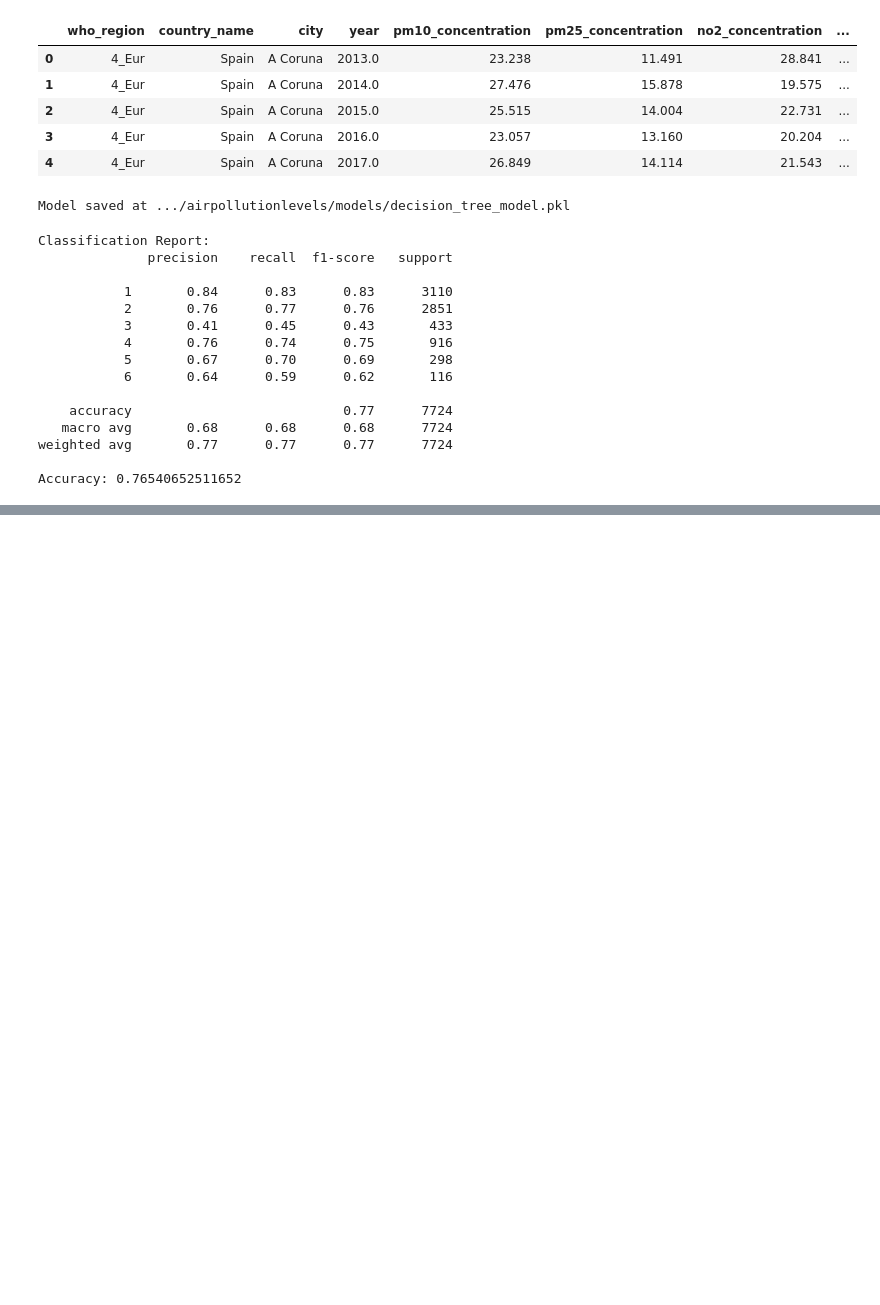
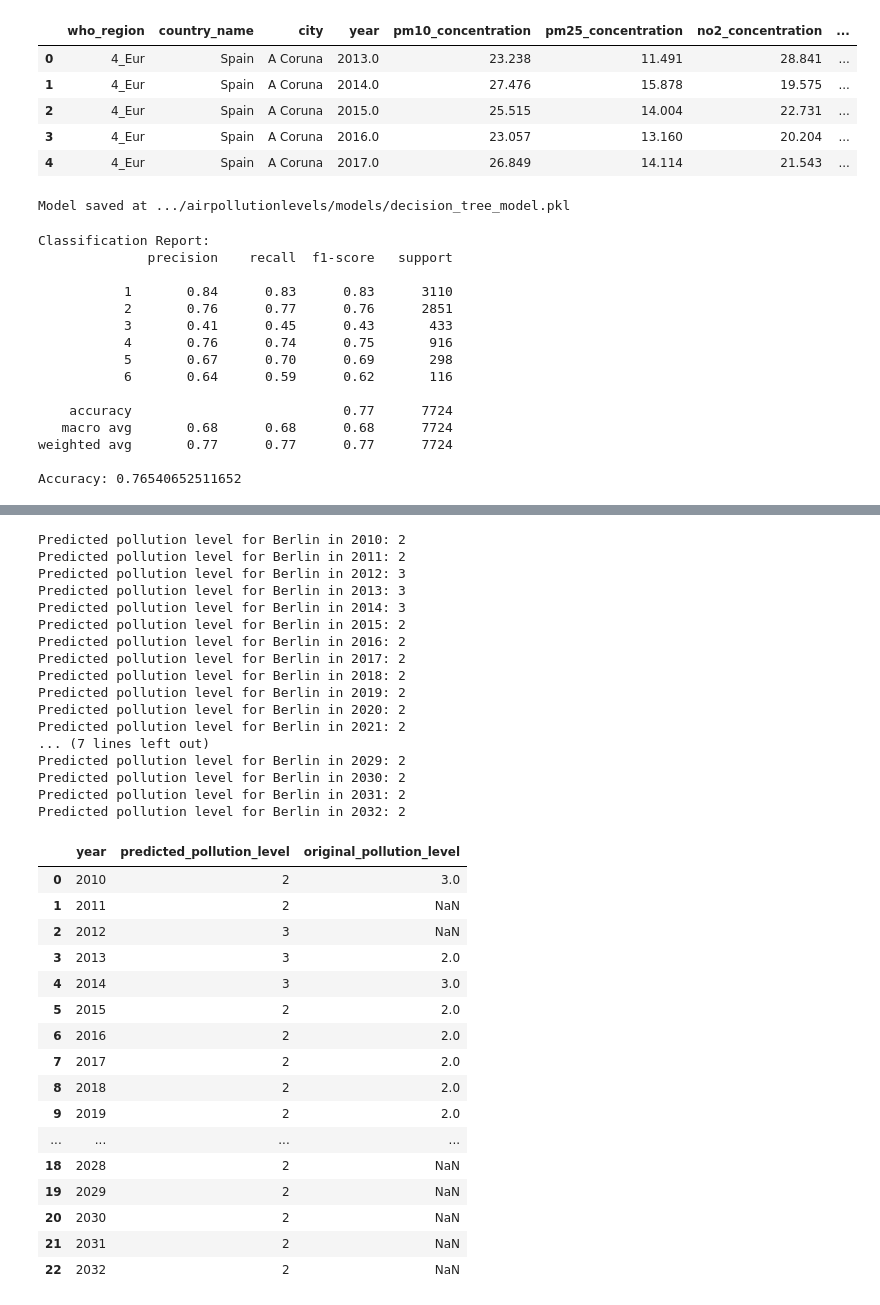
Before and after one commit to elpbcn/air-pollution-levels, a Jupyter notebook: notebooks/model.ipynb, the cells around one changed output, grey strips where cells are left out. Drawn from its saved outputs; the diff is of its cells as text; code cells hidden in the pictures; blank space fills up the shorter version.

```diff
--- a/notebooks/model.ipynb
+++ b/notebooks/model.ipynb
@@ -537,14 +537,17 @@ def predict(city, year):
     # Find the latest row for the provided city in the original dataset
     city_data = data[(data['city'] == city) & (data['year'] == data[data['city'] == city]['year'].max())].copy()
 
-     # Add a unique identifier before encoding
-    city_data.loc[:, 'unique_id'] = 0  # Set a temporary unique_id for tracking
-
     # Encode and scale the entire data
-    encoded_data = encode_scale_data(data)
+    try:
+        encoded_data = encode_scale_data(data)
+    except ValueError as e:
+        print(f"Not enough data available for '{city}'.") # Handle insufficient data
+        return None
+    # Get the unique_id for the latest city data
+    unique_id = city_data.iloc[0]['unique_id']
 
     # Locate the corresponding row in the encoded data using the unique identifier
-    encoded_city_data = encoded_data[encoded_data['unique_id'] == 0].copy()
+    encoded_city_data = encoded_data[encoded_data['unique_id'] == unique_id].copy()
 
     # Replace the year in the encoded city data with the input year
     encoded_city_data.loc[:, 'year'] = year
@@ -592,0 +656,37 @@ Predicted pollution level for Berlin in 2018: 2
+# %%
+predict_future('Berlin', 2010, 2032)
+# %% [output]
+Predicted pollution level for Berlin in 2010: 2
+Predicted pollution level for Berlin in 2011: 2
+Predicted pollution level for Berlin in 2012: 3
+Predicted pollution level for Berlin in 2013: 3
+Predicted pollution level for Berlin in 2014: 3
+Predicted pollution level for Berlin in 2015: 2
+Predicted pollution level for Berlin in 2016: 2
+Predicted pollution level for Berlin in 2017: 2
+Predicted pollution level for Berlin in 2018: 2
+Predicted pollution level for Berlin in 2019: 2
+Predicted pollution level for Berlin in 2020: 2
+Predicted pollution level for Berlin in 2021: 2
+... (7 lines left out)
+Predicted pollution level for Berlin in 2029: 2
+Predicted pollution level for Berlin in 2030: 2
+Predicted pollution level for Berlin in 2031: 2
+Predicted pollution level for Berlin in 2032: 2
+|  | year | predicted_pollution_level | original_pollution_level |
+| 0 | 2010 | 2 | 3.0 |
+| 1 | 2011 | 2 | NaN |
+| 2 | 2012 | 3 | NaN |
+| 3 | 2013 | 3 | 2.0 |
+| 4 | 2014 | 3 | 3.0 |
+| 5 | 2015 | 2 | 2.0 |
+| 6 | 2016 | 2 | 2.0 |
+| 7 | 2017 | 2 | 2.0 |
+| 8 | 2018 | 2 | 2.0 |
+| 9 | 2019 | 2 | 2.0 |
+| ... | ... | ... | ... |
+| 18 | 2028 | 2 | NaN |
+| 19 | 2029 | 2 | NaN |
+| 20 | 2030 | 2 | NaN |
+| 21 | 2031 | 2 | NaN |
+| 22 | 2032 | 2 | NaN |
```
Also changed, not shown: parts of 4 cells of this notebook, 2 other files.
